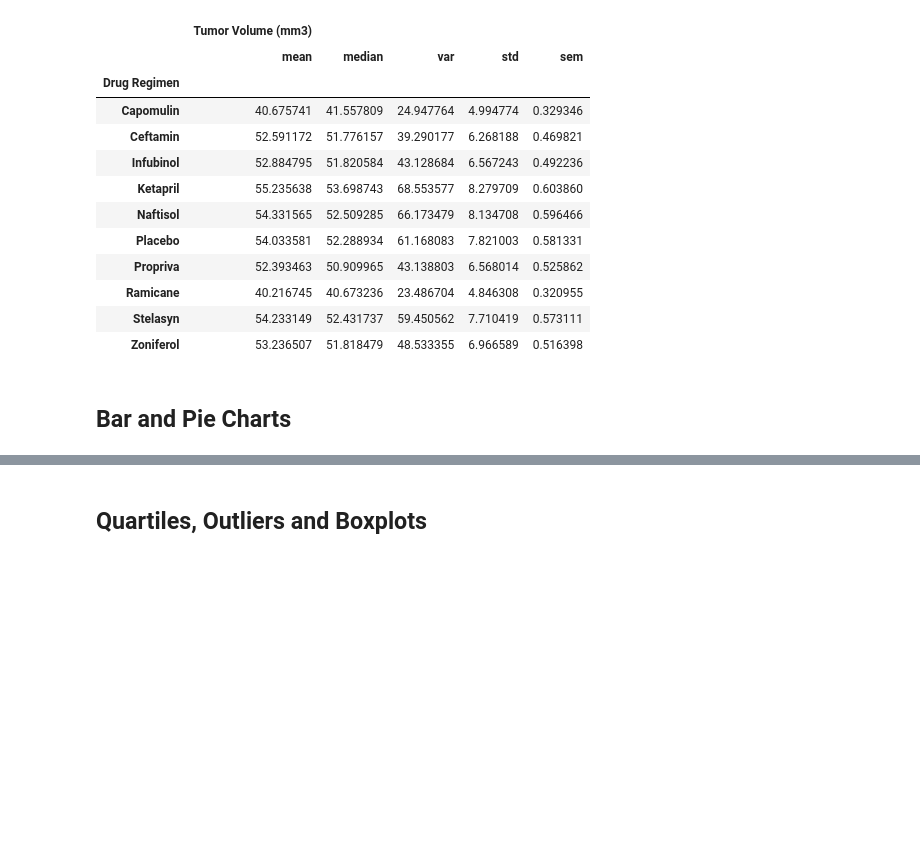
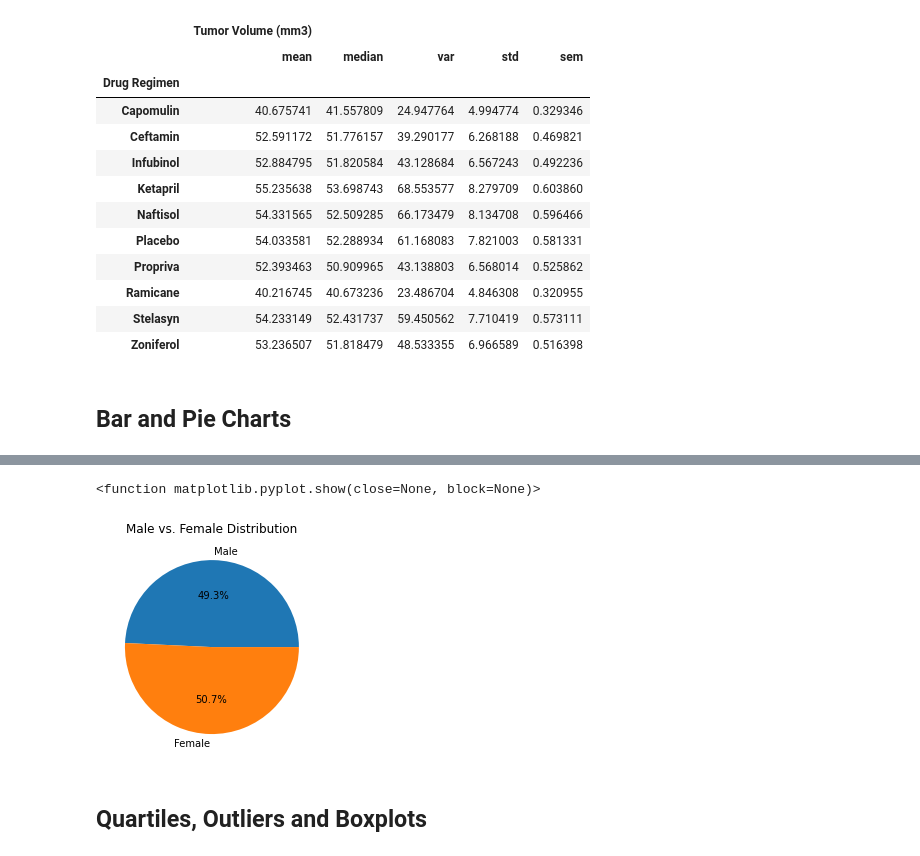
Before and after one commit to morehe11/Matplotlib_HW, a Jupyter notebook: Pymaceuticals/pymaceuticals_starter.ipynb, the cells around one changed output, grey strips where cells are left out. Cells and saved outputs as stored; diff of their text form; code cells hidden in the pictures; blank space fills up the shorter version.

```diff
--- a/Pymaceuticals/pymaceuticals_starter.ipynb
+++ b/Pymaceuticals/pymaceuticals_starter.ipynb
@@ -191,12 +211,17 @@ gender_pie_chart
 # %%
 # Generate a pie plot showing the distribution of female versus male mice using pyplot
 gender_pyplot= drop_duplicates_df.groupby("Sex").count()["Mouse ID"]
 gender_pyplot
 
 labels = "Male", "Female"
+plt.title("Male vs. Female Distribution")
 
-plt.pie(gender_pyplot, labels = labels)
+#pandas pie chart to include type, appropriate labels,  title and percentages
+plt.pie(gender_pyplot, labels = labels, autopct="%1.1f%%")
 plt.show
+# %% [output]
+<function matplotlib.pyplot.show(close=None, block=None)>
+[figure, added]
 # %% [markdown]
 ## Quartiles, Outliers and Boxplots
 # %%
```
Also changed, not shown: parts of 8 cells of this notebook.
